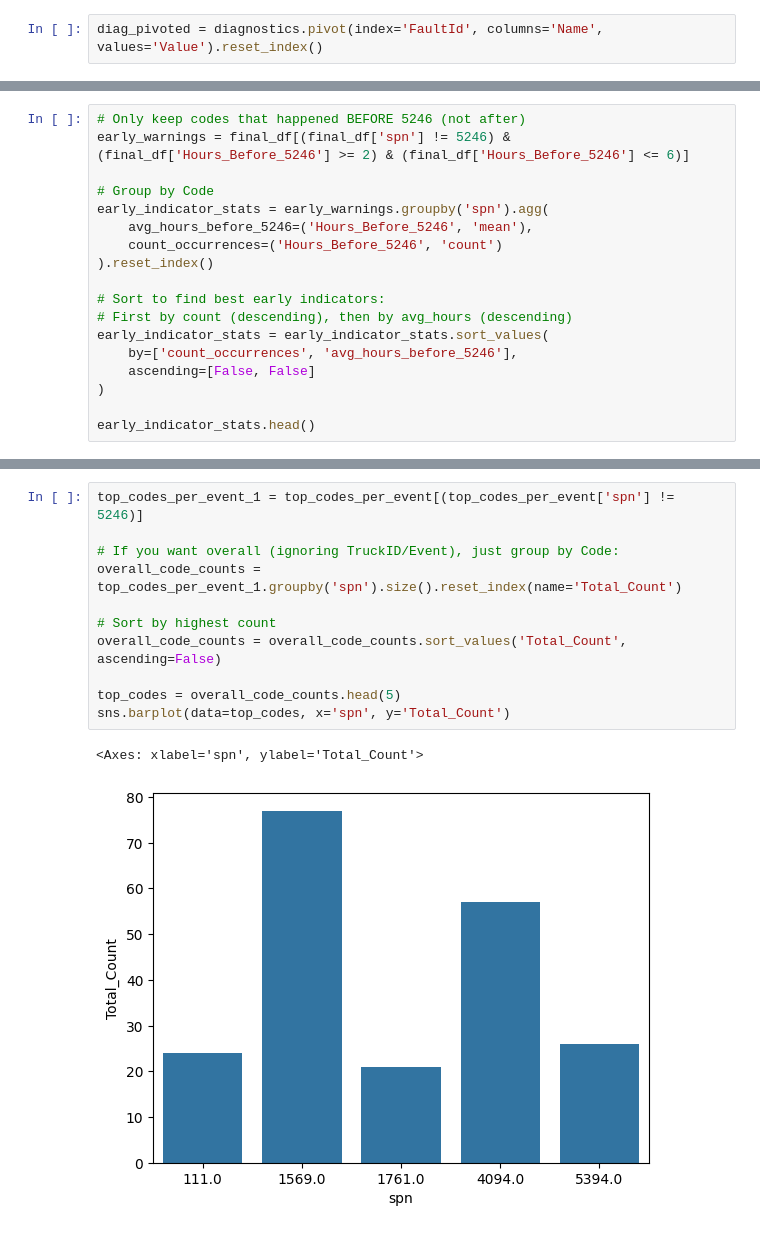
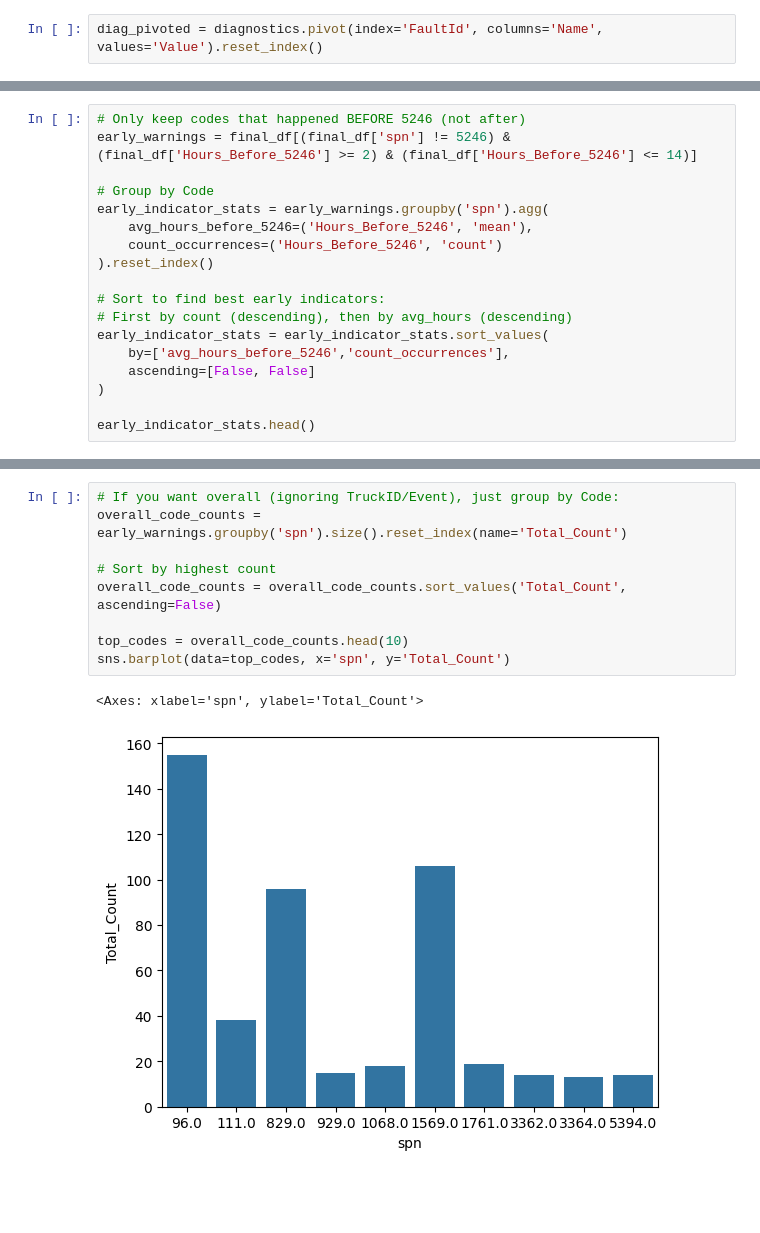
Before and after one commit to nss-data-science-cohort-8/big-g-volvo, a Jupyter notebook: notebooks/Big-G-Express-nitin-2.ipynb, the cells around one changed output, grey strips where cells are left out. Cells and saved outputs as stored; diff of their text form; blank space fills up the shorter version.

```diff
--- a/notebooks/Big-G-Express-nitin-2.ipynb
+++ b/notebooks/Big-G-Express-nitin-2.ipynb
@@ -319,0 +321,18 @@ summary_df
+# %%
+# Only keep codes that happened BEFORE 5246 (not after)
+early_warnings = final_df[(final_df['spn'] != 5246) & (final_df['Hours_Before_5246'] >= 2) & (final_df['Hours_Before_5246'] <= 14)]
+
+# Group by Code
+early_indicator_stats = early_warnings.groupby('spn').agg(
+    avg_hours_before_5246=('Hours_Before_5246', 'mean'),
+    count_occurrences=('Hours_Before_5246', 'count')
+).reset_index()
+
+# Sort to find best early indicators:
+# First by count (descending), then by avg_hours (descending)
+early_indicator_stats = early_indicator_stats.sort_values(
+    by=['avg_hours_before_5246','count_occurrences'],
+    ascending=[False, False]
+)
+
+early_indicator_stats.head()
@@ -410,18 +467,0 @@ final_df[(final_df['spn'] != 5246) & (final_df['Hours_Before_5246'] >= 2)].group
-# %%
-# Only keep codes that happened BEFORE 5246 (not after)
-early_warnings = final_df[(final_df['spn'] != 5246) & (final_df['Hours_Before_5246'] >= 2) & (final_df['Hours_Before_5246'] <= 6)]
-
-# Group by Code
-early_indicator_stats = early_warnings.groupby('spn').agg(
-    avg_hours_before_5246=('Hours_Before_5246', 'mean'),
-    count_occurrences=('Hours_Before_5246', 'count')
-).reset_index()
-
-# Sort to find best early indicators:
-# First by count (descending), then by avg_hours (descending)
-early_indicator_stats = early_indicator_stats.sort_values(
-    by=['count_occurrences', 'avg_hours_before_5246'],
-    ascending=[False, False]
-)
-
-early_indicator_stats.head()
@@ -494,14 +468,12 @@ top_codes_per_event
 # %%
-top_codes_per_event_1 = top_codes_per_event[(top_codes_per_event['spn'] != 5246)]
-
 # If you want overall (ignoring TruckID/Event), just group by Code:
-overall_code_counts = top_codes_per_event_1.groupby('spn').size().reset_index(name='Total_Count')
+overall_code_counts = early_warnings.groupby('spn').size().reset_index(name='Total_Count')
 
 # Sort by highest count
 overall_code_counts = overall_code_counts.sort_values('Total_Count', ascending=False)
 
-top_codes = overall_code_counts.head(5)
+top_codes = overall_code_counts.head(10)
 sns.barplot(data=top_codes, x='spn', y='Total_Count')
 # %% [output]
 <Axes: xlabel='spn', ylabel='Total_Count'>
-[figure, old version]
+[figure, new version]
```
Also changed, not shown: parts of 42 cells of this notebook.
